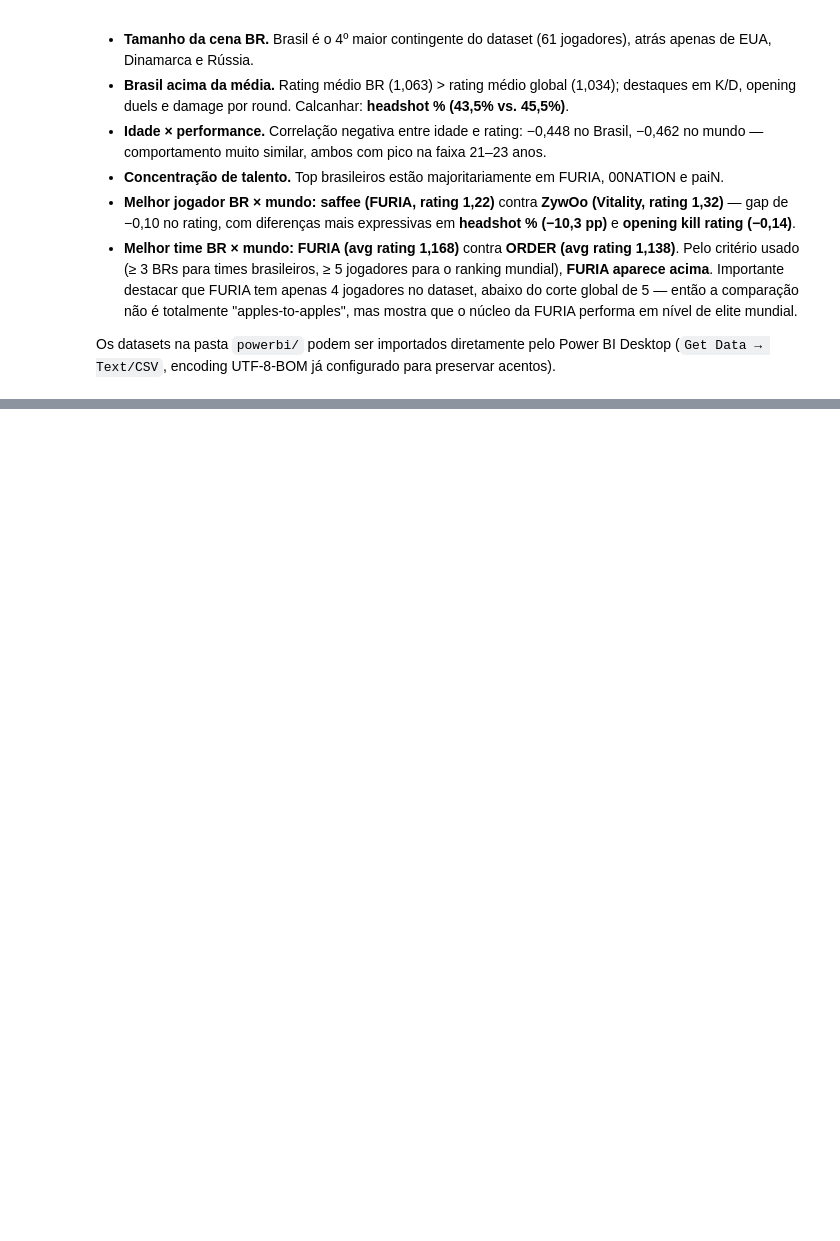
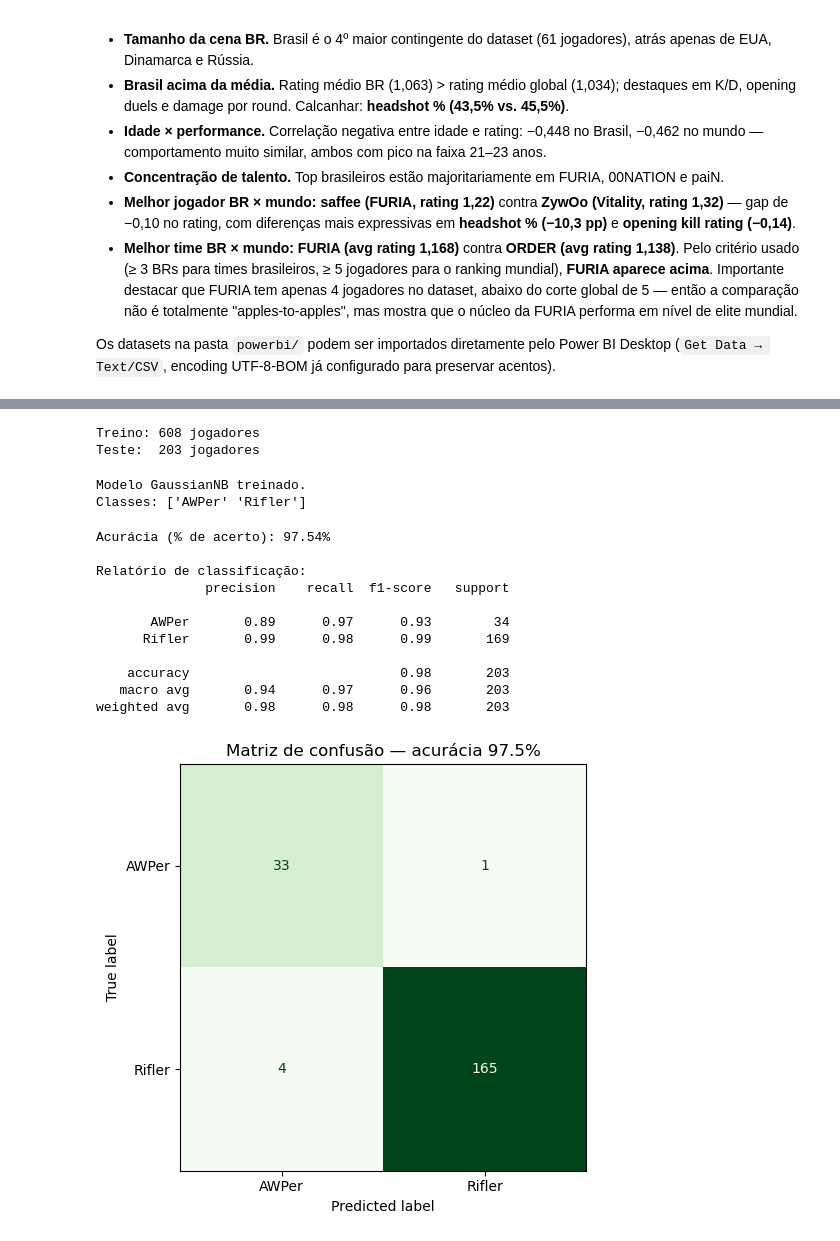
Before and after one commit to rafaelhgreco/csstrike_data, a Jupyter notebook: brazil_analysis.ipynb, the cells around one changed output, grey strips where cells are left out. Drawn from its saved outputs; the diff is of its cells as text; code cells hidden in the pictures; blank space fills up the shorter version.

```diff
--- a/brazil_analysis.ipynb
+++ b/brazil_analysis.ipynb
@@ -676,0 +825,52 @@ Os datasets na pasta `powerbi/` podem ser importados diretamente pelo Power BI D
+# %%
+# 3) Divisão treino / teste
+X_train, X_test, y_train, y_test = train_test_split(
+    X, y, test_size=0.25, random_state=42, stratify=y
+)
+
+print(f'Treino: {X_train.shape[0]} jogadores')
+print(f'Teste:  {X_test.shape[0]} jogadores')
+# %% [output]
+Treino: 608 jogadores
+Teste:  203 jogadores
+# %%
+# 4) Criar e treinar o modelo Naive Bayes
+modelo = GaussianNB()
+modelo.fit(X_train, y_train)
+
+print('Modelo GaussianNB treinado.')
+print('Classes:', modelo.classes_)
+# %% [output]
+Modelo GaussianNB treinado.
+Classes: ['AWPer' 'Rifler']
+# %%
+# 5) Gerar previsões
+previsoes = modelo.predict(X_test)
+
+# 6) Matriz de confusão e % de acerto
+acuracia = accuracy_score(y_test, previsoes)
+matriz = confusion_matrix(y_test, previsoes, labels=modelo.classes_)
+
+print(f'Acurácia (% de acerto): {acuracia:.2%}\n')
+print('Relatório de classificação:')
+print(classification_report(y_test, previsoes))
+
+fig, ax = plt.subplots(figsize=(6, 5))
+disp = ConfusionMatrixDisplay(confusion_matrix=matriz, display_labels=modelo.classes_)
+disp.plot(ax=ax, cmap='Greens', colorbar=False)
+ax.set_title(f'Matriz de confusão — acurácia {acuracia:.1%}')
+plt.tight_layout()
+plt.show()
+# %% [output]
+Acurácia (% de acerto): 97.54%
+
+Relatório de classificação:
+              precision    recall  f1-score   support
+
+       AWPer       0.89      0.97      0.93        34
+      Rifler       0.99      0.98      0.99       169
+
+    accuracy                           0.98       203
+   macro avg       0.94      0.97      0.96       203
+weighted avg       0.98      0.98      0.98       203
+[figure, added]
```
Also changed, not shown: parts of 6 cells of this notebook, 1 other file.
